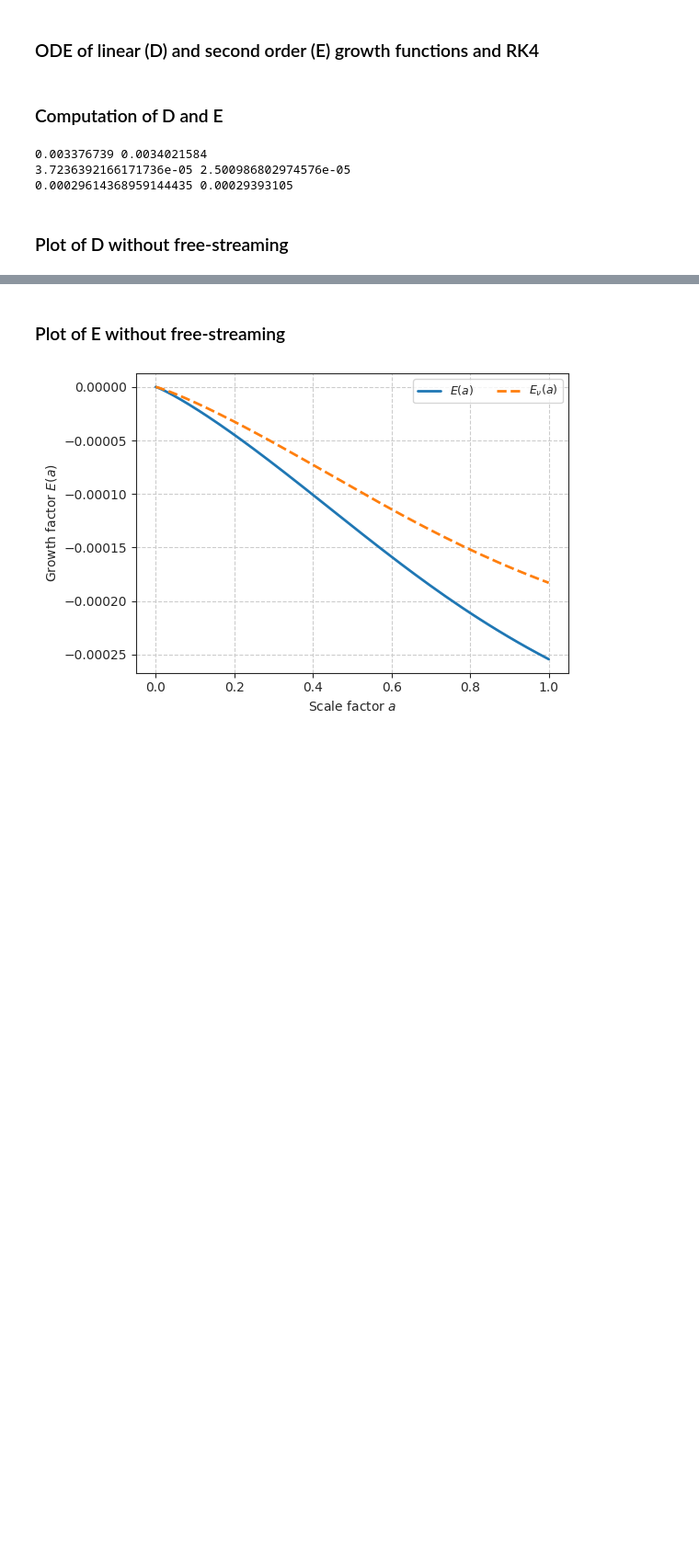
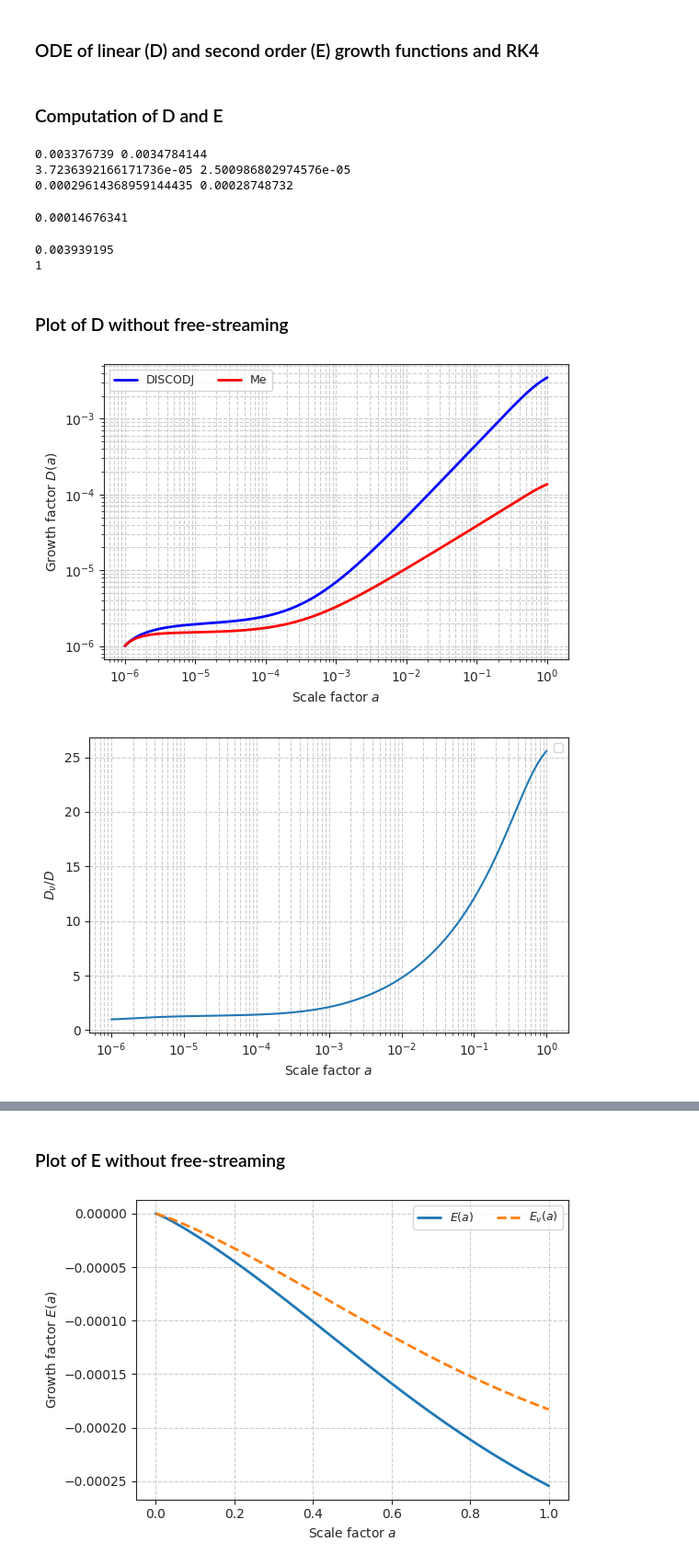
Before and after one commit to Xantyos13/DISCO-DJ, a Jupyter notebook: Neutrinos/Neutrinos_impact_on_growth.ipynb, the cells around one changed output, grey strips where cells are left out. Shown at 92% size. Cells and saved outputs as stored; diff of their text form; code cells hidden in the pictures; blank space fills up the shorter version.

```diff
--- a/Neutrinos/Neutrinos_impact_on_growth.ipynb
+++ b/Neutrinos/Neutrinos_impact_on_growth.ipynb
@@ -611,22 +836,22 @@ print(Omega_nu0_massless , Omega_nu0_rel )
 print(fr0, fr0_nu)
 
 #For massless neutrinos
-D0 = (2/3) * fr0 + a_ini
+D0 = a_ini
 Dx0 = a_ini * 1  #a_ini bc we use dD/dln a
 E0 = -(3/7) * D0**2
 Ex0 = a_ini * -(3/7) * 2 * D0 * 1             # dE/dln a
 y0 = jnp.array([D0, Dx0, E0, Ex0])
 
 #For massive neutrinos
-D0_nu = (2/3) * fr0_nu + a_ini
+D0_nu =  a_ini
 Dx0_nu = a_ini * 1   #a_ini bc we use dD/dln a
-E0_nu = -(3/7) * D0_nu**2 * Omega_m_ini**(-1/143)
-Ex0_nu = a_ini * -(3/7) * 2 * D0_nu * 1 * Omega_m_ini**(-1/143)            # dE/dln a
+E0_nu = -(3/7) * D0_nu**2
+Ex0_nu = a_ini * -(3/7) * 2 * D0_nu * 1           # dE/dln a
 y0_nu = jnp.array([D0_nu, Dx0_nu, E0_nu, Ex0_nu])
 # %% [output]
-0.003376739 0.0034021584
+0.003376739 0.0034784144
 3.7236392166171736e-05 2.500986802974576e-05
-0.00029614368959144435 0.00029393105
+0.00029614368959144435 0.00028748732
 # %%
 #Integration massless neutrinos
 sol = rk4_integrate(Ode, y0, x_array)
@@ -635,8 +860,11 @@ D = sol[:, 0]
 E = sol[:, 2]
 
 Norm_f = D[-1]
-D = D / Norm_f
+print(Norm_f)
+D = D /Norm_f
 #E = E / E[0]
+# %% [output]
+0.00014676341
 # %%
 #Integration massive neutrinos without free streaming
 sol_nu = rk4_integrate(Ode_nu, y0_nu, x_array)
@@ -647,7 +875,7 @@ results_disco = []
 D_nu = sol_nu[:, 0]
 E_nu = sol_nu[:, 2]
 
-D_nu = D_nu / Norm_f
+D_nu = D_nu
 #E_nu = E_nu / E_nu[0]
 
 results_disco.append({
@@ -656,6 +884,19 @@ results_disco.append({
     })
 
 np.save("growth_1.npy", results_disco)
+# %%
+growth = compute_unnormed_growth(a, 1e-6)
+Norm_fact = growth["Dplus_unnormed_at_1"]
+print(Norm_fact)
+D1 = growth["Dplus"]
+
+growth_nu = compute_unnormed_growth_nu(a, 1e-6)
+Norm_fact_nu = growth_nu["Dplus_unnormed_at_1"]
+print(Norm_fact_nu)
+D1_nu = growth_nu["Dplus"]
+# %% [output]
+0.003939195
+1
 # %%
 #Integration massive neutrinos with free streaming
 #D_nu_k = []
@@ -674,6 +915,36 @@ np.save("growth_1.npy", results_disco)
 ##E_nu_k = jnp.array(E_nu_k)
 # %% [markdown]
 ### Plot of D without free-streaming
+# %%
+plt.figure(figsize=(6,4))
+plt.loglog(
+        a,
+        D1_nu,
+        color="blue", lw=2, label=r'DISCODJ'
+    )
+plt.loglog(a, D_nu, color='red', lw=2, label=r'Me')
+plt.xlabel(r'Scale factor $a$')
+plt.ylabel(r'Growth factor $D(a)$')
+plt.legend(ncol=2, fontsize=9)
+plt.grid(True, which='both', ls='--')
+plt.tight_layout()
+plt.show()
+
+
+plt.figure(figsize=(6,4))
+plt.semilogx(
+        a,
+        D1_nu/D_nu
+    )
+plt.xlabel(r'Scale factor $a$')
+plt.ylabel(r'$D_\nu/D$')
+plt.legend(ncol=2, fontsize=9)
+plt.grid(True, which='both', ls='--')
+plt.tight_layout()
+plt.show()
+# %% [output]
+[figure, added]
+[figure, added]
 # %%
 growth_1 = np.load("growth_1.npy", allow_pickle=True)
 growth_25 = np.load("growth_25.npy", allow_pickle=True)
```
Also changed, not shown: parts of 10 cells of this notebook, 16 other files.
